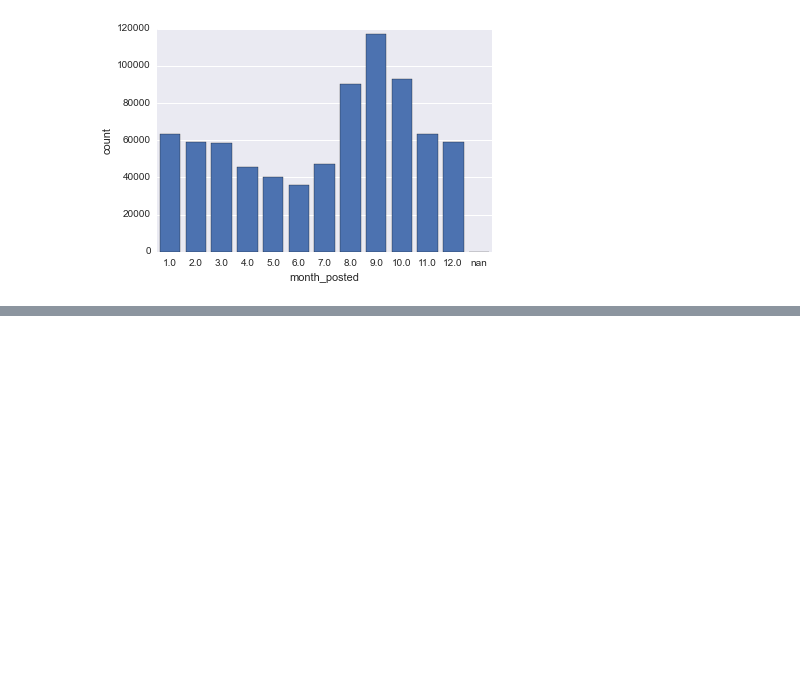
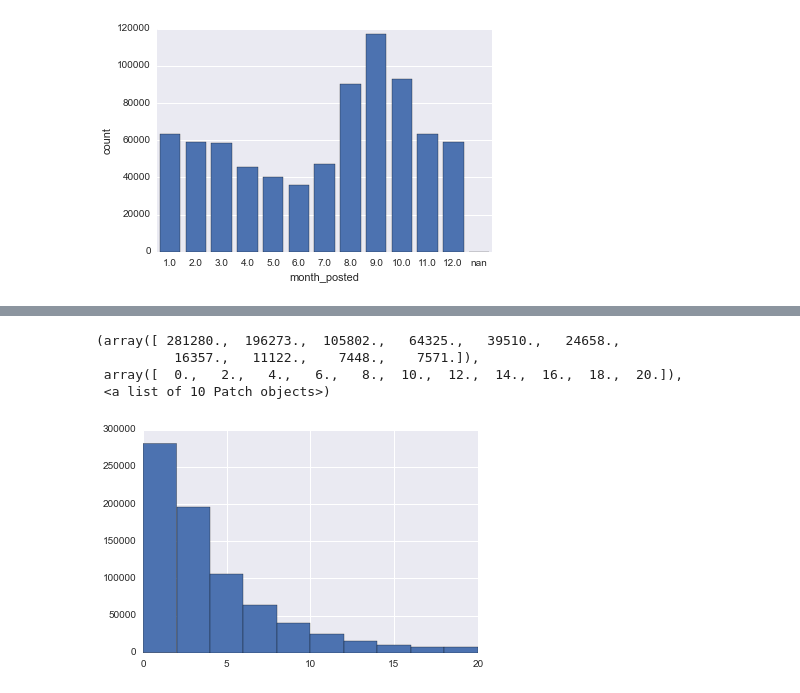
Before and after one commit to LylePayne/Fletcher-iPythonNotebooks, a Jupyter notebook: Project Kojak - DonorsChoose.ipynb, the cells around one changed output, grey strips where cells are left out. Saved outputs shown, nothing was run; the diff lists cells and outputs as text; code cells hidden in the pictures; blank space fills up the shorter version.

```diff
--- a/Project Kojak - DonorsChoose.ipynb
+++ b/Project Kojak - DonorsChoose.ipynb
@@ -138,0 +145,10 @@ sn.barplot(projects_df.num_donors)
+# %%
+clean_donors = projects_df[(projects_df.num_donors <= 20)]
+# %%
+plt.hist(clean_donors.num_donors)
+# %% [output]
+(array([ 281280.,  196273.,  105802.,   64325.,   39510.,   24658.,
+          16357.,   11122.,    7448.,    7571.]),
+ array([  0.,   2.,   4.,   6.,   8.,  10.,  12.,  14.,  16.,  18.,  20.]),
+ <a list of 10 Patch objects>)
+[figure, added]
```
Also changed, not shown: parts of 13 cells of this notebook.
